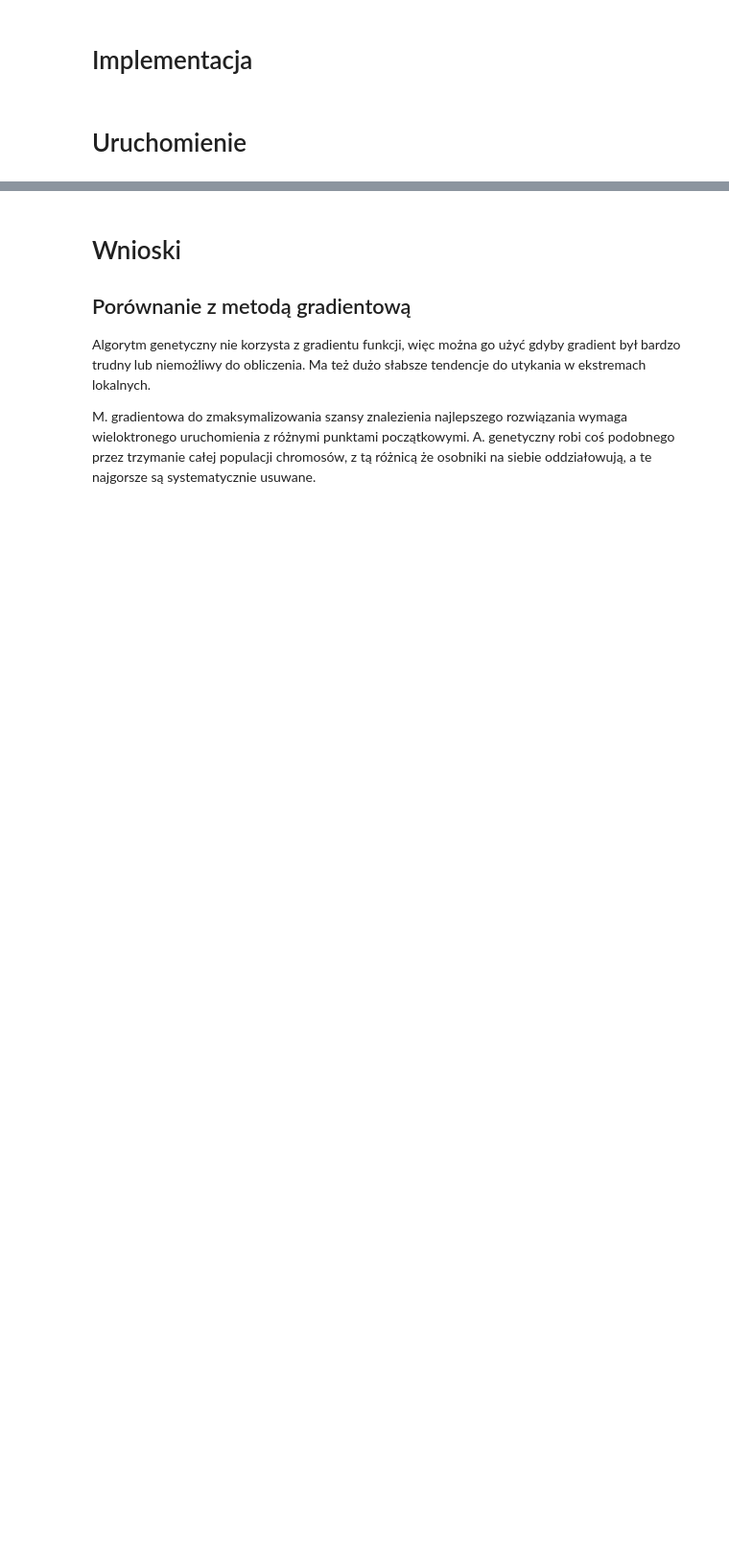
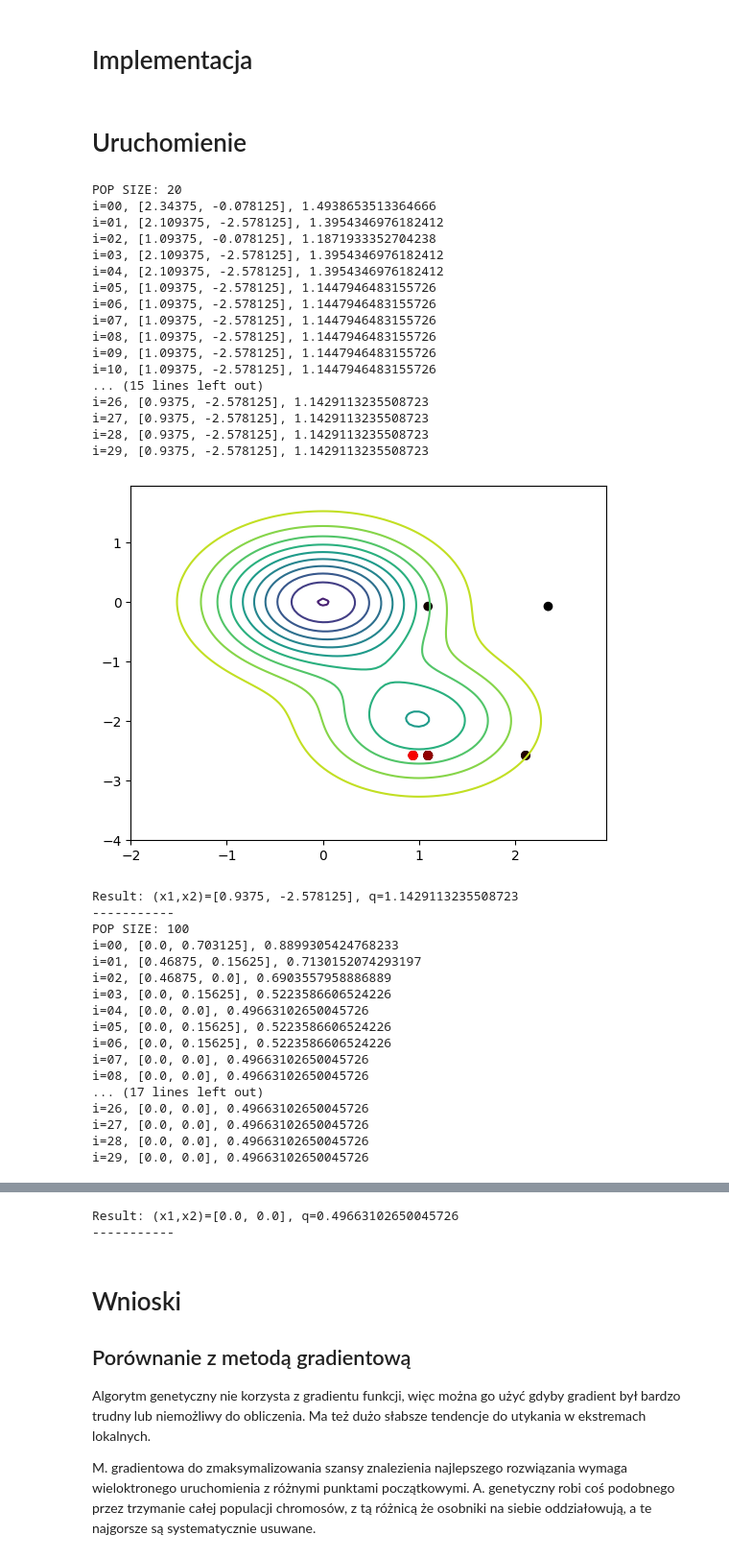
Before and after one commit to Sawertynn/wsi-24z, a Jupyter notebook: zadanie_2.ipynb, the cells around one changed output, grey strips where cells are left out. Shown at 96% size. Cells and saved outputs as stored; diff of their text form; code cells hidden in the pictures; blank space fills up the shorter version.

```diff
--- a/zadanie_2.ipynb
+++ b/zadanie_2.ipynb
@@ -45,8 +45,9 @@ class Chromosome:
     self.genes: np.ndarray = array if array is not None else np.random.randint(2, size=length)
     self.length = length
 
-  def decode(self, lower_bound: int, upper_bound: int, aoi: Iterable[float], bits_per_arg=2) -> float:
+  def decode(self, lower_bound: int, upper_bound: int, aoi: Iterable[float]) -> float:
     new_low, new_high = aoi
+    bits_per_arg = upper_bound - lower_bound
     max_int = 1 << bits_per_arg
     value = bit2int(self.genes[lower_bound:upper_bound])
     return min_max_norm(value, 0, max_int, new_low, new_high)
@@ -85,7 +86,7 @@ class GeneticAlgorithm:
     for narg in range(self.obj_func_num_args):
       lo = self.bits_per_arg * narg
       hi = lo + self.bits_per_arg
-      val = chromosome.decode(lo, hi, self.aoi, self.bits_per_arg)
+      val = chromosome.decode(lo, hi, self.aoi)
       args.append(val)
     return args
 
@@ -161,8 +162,44 @@ def f(x1: float, x2: float) -> float:
 # %% [markdown]
 # Uruchomienie
 # %%
-for pop_size in [100, 500, 1000]:
+for pop_size in [20, 100, 1000]:
     print(f'POP SIZE: {pop_size}')
     algo = GeneticAlgorithm(16, 2, f, [-10, 10], population_size=pop_size)
-    algo.run()
+    algo.run(True)
     print('-----------')
+# %% [output]
+POP SIZE: 20
+i=00, [2.34375, -0.078125], 1.4938653513364666
+i=01, [2.109375, -2.578125], 1.3954346976182412
+i=02, [1.09375, -0.078125], 1.1871933352704238
+i=03, [2.109375, -2.578125], 1.3954346976182412
+i=04, [2.109375, -2.578125], 1.3954346976182412
+i=05, [1.09375, -2.578125], 1.1447946483155726
+i=06, [1.09375, -2.578125], 1.1447946483155726
+i=07, [1.09375, -2.578125], 1.1447946483155726
+i=08, [1.09375, -2.578125], 1.1447946483155726
+i=09, [1.09375, -2.578125], 1.1447946483155726
+i=10, [1.09375, -2.578125], 1.1447946483155726
+... (15 lines left out)
+i=26, [0.9375, -2.578125], 1.1429113235508723
+i=27, [0.9375, -2.578125], 1.1429113235508723
+i=28, [0.9375, -2.578125], 1.1429113235508723
+i=29, [0.9375, -2.578125], 1.1429113235508723
+[figure, added]
+Result: (x1,x2)=[0.9375, -2.578125], q=1.1429113235508723
+-----------
+POP SIZE: 100
+i=00, [0.0, 0.703125], 0.8899305424768233
+i=01, [0.46875, 0.15625], 0.7130152074293197
+i=02, [0.46875, 0.0], 0.6903557958886889
+i=03, [0.0, 0.15625], 0.5223586606524226
+i=04, [0.0, 0.0], 0.49663102650045726
+i=05, [0.0, 0.15625], 0.5223586606524226
+i=06, [0.0, 0.15625], 0.5223586606524226
+i=07, [0.0, 0.0], 0.49663102650045726
+i=08, [0.0, 0.0], 0.49663102650045726
+... (17 lines left out)
+i=26, [0.0, 0.0], 0.49663102650045726
+i=27, [0.0, 0.0], 0.49663102650045726
+i=28, [0.0, 0.0], 0.49663102650045726
+i=29, [0.0, 0.0], 0.49663102650045726
@@ -169,2 +225,4 @@ for pop_size in [100, 500, 1000]:
+Result: (x1,x2)=[0.0, 0.0], q=0.49663102650045726
+-----------
 # %% [markdown]
 # Wnioski
```
Also changed, not shown: parts of 1 cell of this notebook.
